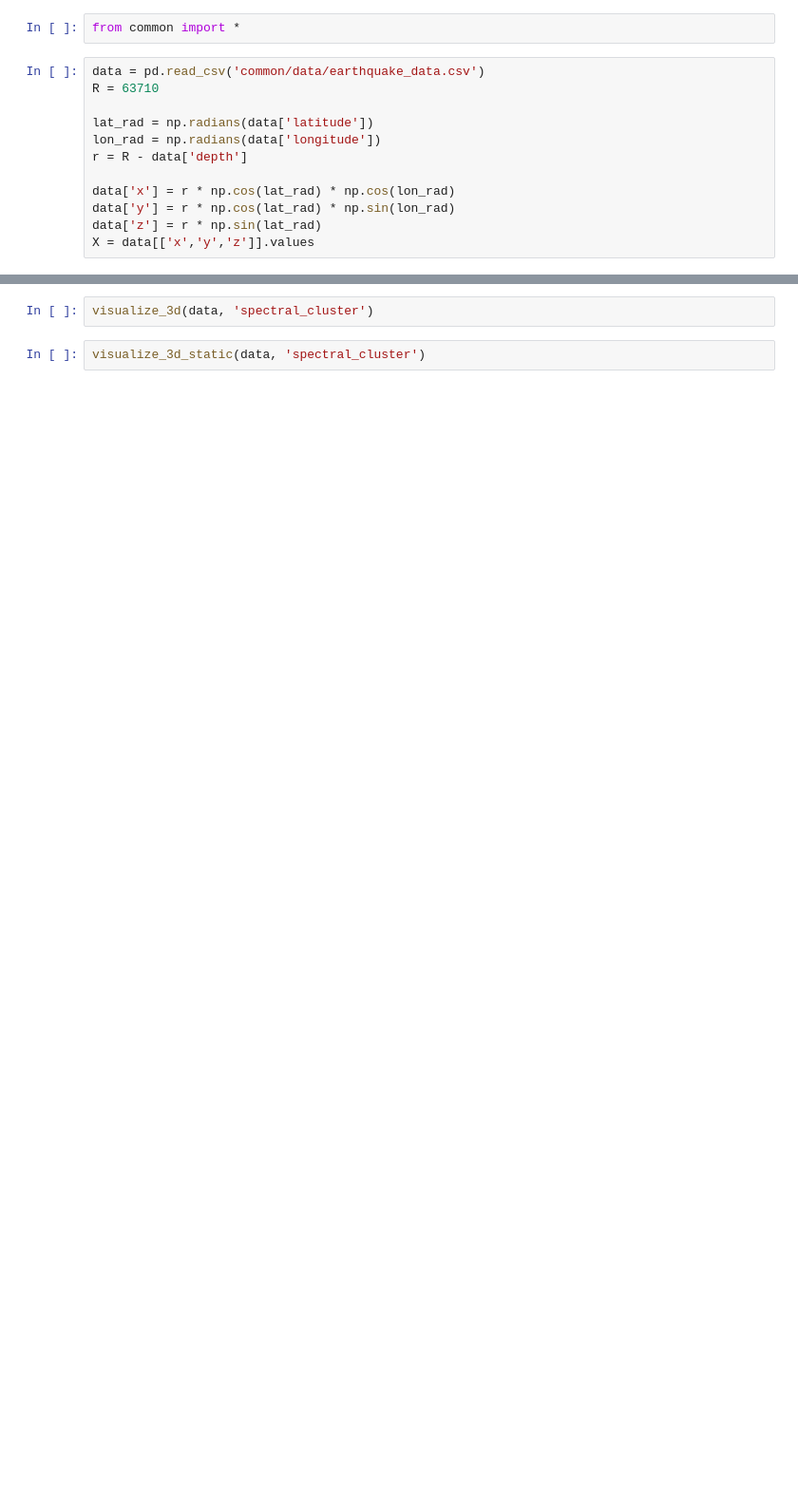
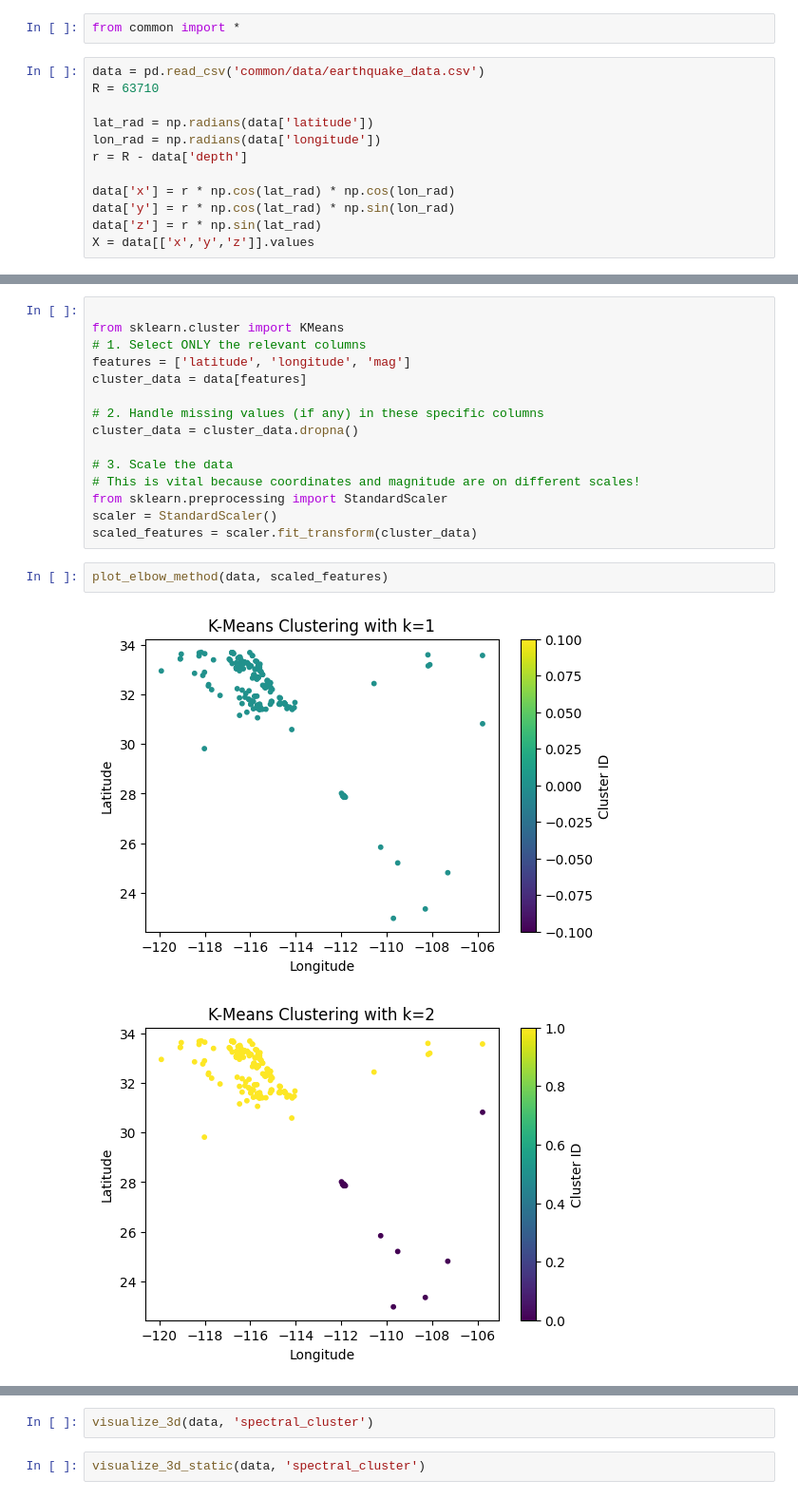
Before and after one commit to agatazz/spatial-clustering, a Jupyter notebook: main/algorithms/spectral_clustering.ipynb, the cells around one changed output, grey strips where cells are left out. Shown at 95% size. Drawn from its saved outputs; the diff is of its cells as text; blank space fills up the shorter version.

```diff
--- a/main/algorithms/spectral_clustering.ipynb
+++ b/main/algorithms/spectral_clustering.ipynb
@@ -47,2 +52,22 @@ spectral = SpectralClustering(n_clusters = 3,
 
 data['spectral_cluster'] = spectral.fit_predict(adj_weighted)
+# %%
+
+from sklearn.cluster import KMeans
+# 1. Select ONLY the relevant columns
+features = ['latitude', 'longitude', 'mag']
+cluster_data = data[features]
+
+# 2. Handle missing values (if any) in these specific columns
+cluster_data = cluster_data.dropna()
+
+# 3. Scale the data
+# This is vital because coordinates and magnitude are on different scales!
+from sklearn.preprocessing import StandardScaler
+scaler = StandardScaler()
+scaled_features = scaler.fit_transform(cluster_data)
+# %%
+plot_elbow_method(data, scaled_features)
+# %% [output]
+[figure, added]
+[figure, added]
```
Also changed, not shown: parts of 10 cells of this notebook, 3 other files.
